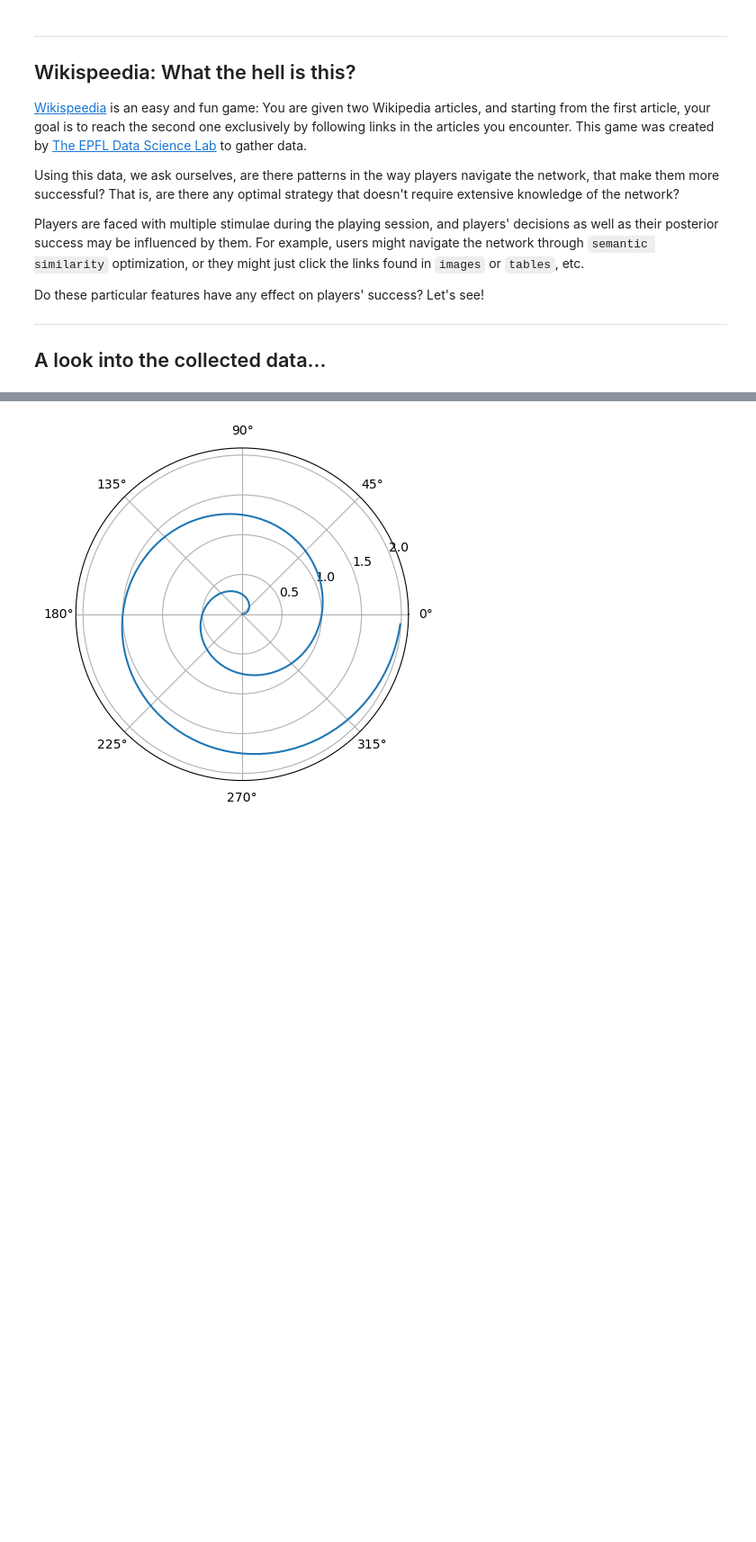
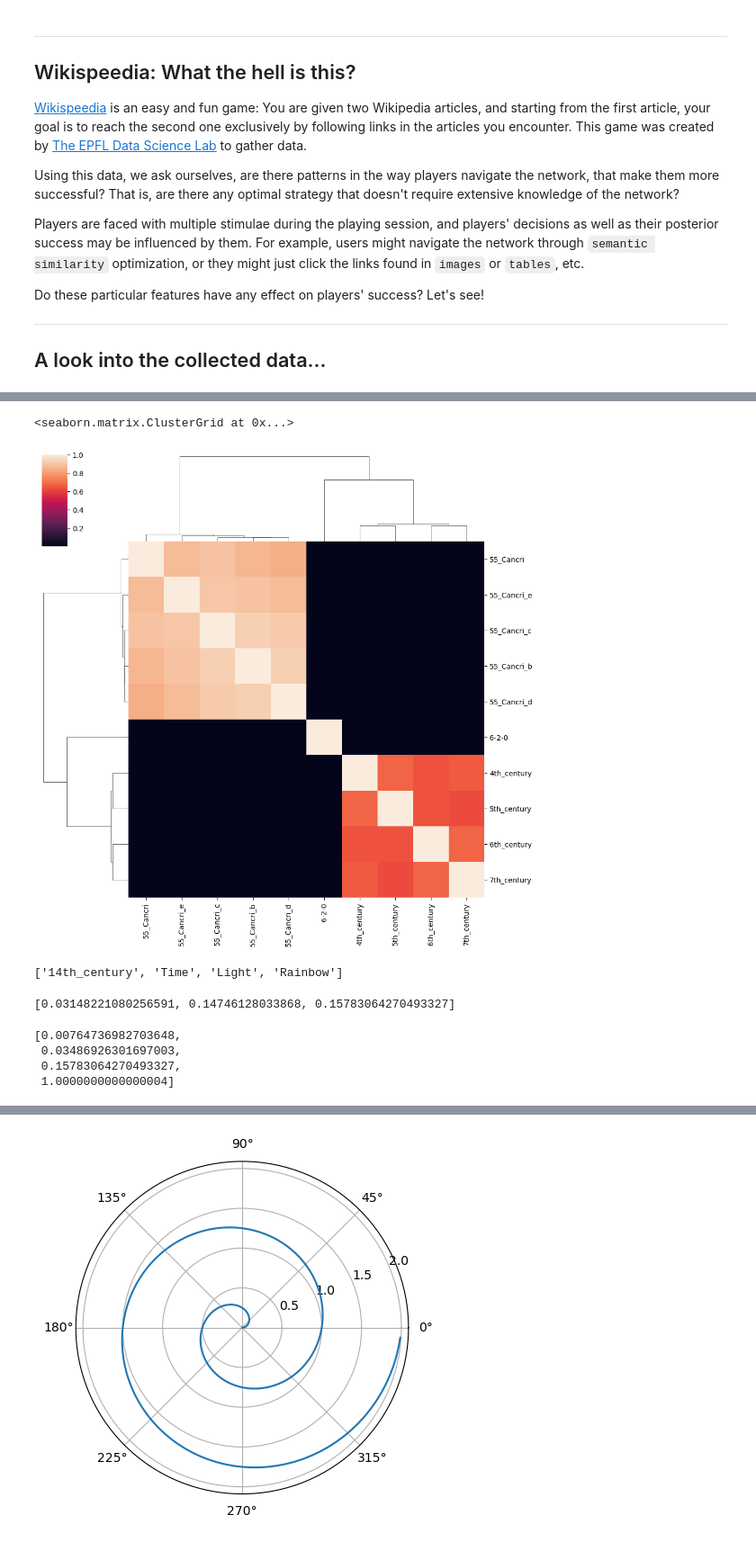
Before and after one commit to doncamilom/adalyzers-wp, a Jupyter notebook: datastory.ipynb, the cells around one changed output, grey strips where cells are left out. Shown at 90% size. Drawn from its saved outputs; the diff is of its cells as text; code cells hidden in the pictures; blank space fills up the shorter version.

```diff
--- a/datastory.ipynb
+++ b/datastory.ipynb
@@ -75,0 +534,9 @@ The analysis challenge can be reformulated as follows: “given an equally diffi
+# %%
+
+
+# "Cancri" are exoplanets and thus are expected to be similar
+# we again see similarity between time periods
+sns.clustermap(cosine_sim.iloc[50:60, 50:60])
+# %% [output]
+<seaborn.matrix.ClusterGrid at 0x...>
+[figure, added]
@@ -75,0 +638,37 @@ The analysis challenge can be reformulated as follows: “given an equally diffi
+# %%
+print(navigation_path.split(';'))
+
+# show the "sequential" method
+sequential_sims = get_path_cosine_similarity(path=navigation_path,
+                                             matrix=cosine_sim,
+                                             method='sequential')
+# intepreted as:
+# sim(14th_century, Time) = 0.031
+# sim(Time, Light) = 0.147
+# sim(Light, Rainbow) = 0.158
+# the similarity list is always N-1 in length, N = # nodes
+sequential_sims
+# %% [output]
+['14th_century', 'Time', 'Light', 'Rainbow']
+[0.03148221080256591, 0.14746128033868, 0.15783064270493327]
+# %%
+
+
+# show the "target" method
+target_sims = get_path_cosine_similarity(path=navigation_path,
+                                         matrix=cosine_sim,
+                                         method='target')
+# intepreted as:
+# sim(14th_century, Rainbow) = 0.008
+# sim(Time, Rainbow) = 0.035
+# sim(Light, Rainbow) = 0.158
+# sim(Rainbow, Rainbow) = 1 (the path was successful so similarity is 1)
+# the similarity list is now N in length, N = # nodes
+
+# note: paths where the last index != 1 means the path was unsuccessful
+target_sims
+# %% [output]
+[0.00764736982703648,
+ 0.03486926301697003,
+ 0.15783064270493327,
+ 1.0000000000000004]
```
Also changed, not shown: parts of 29 cells of this notebook, 6 other files.
